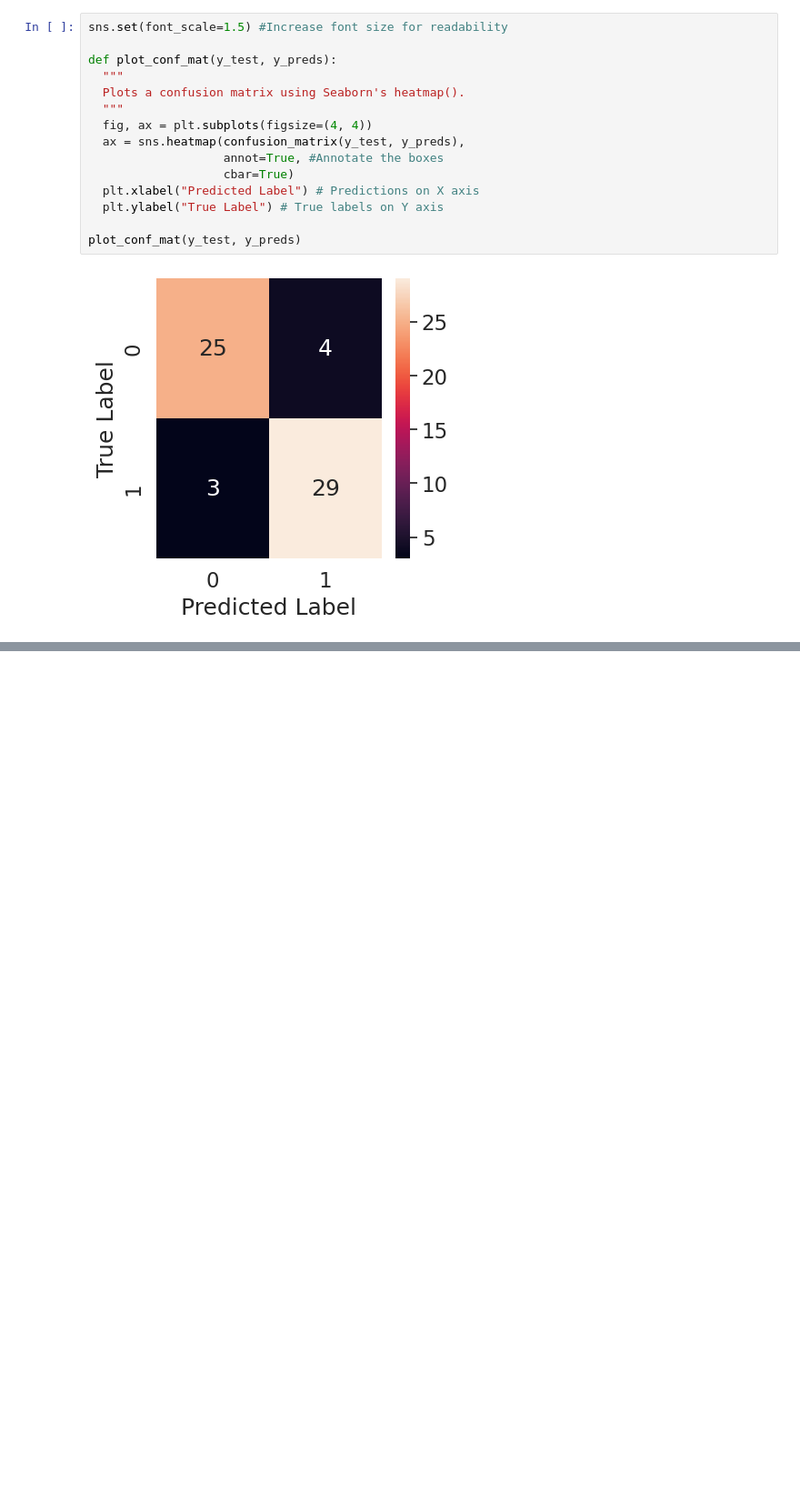
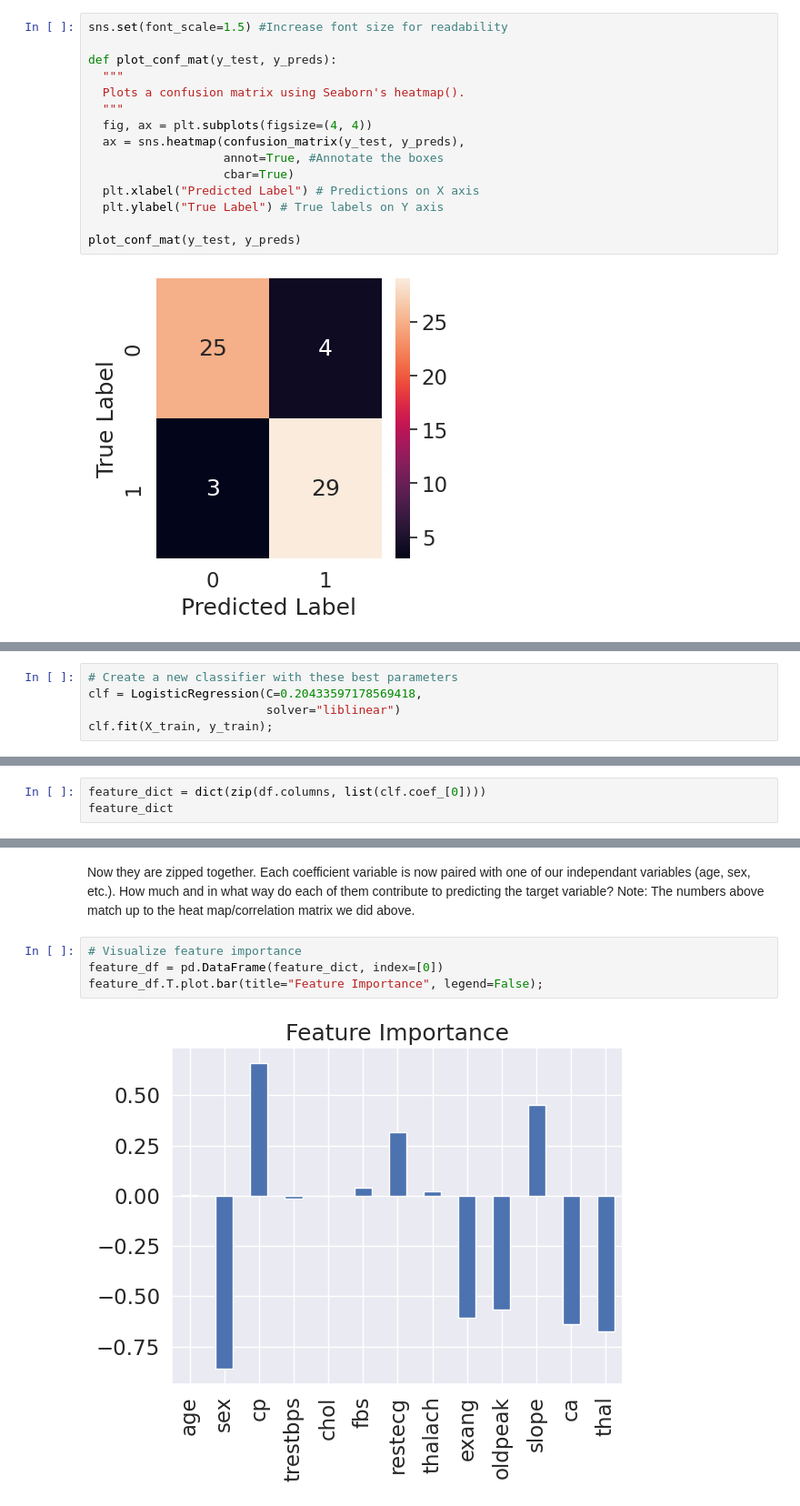
Before and after one commit to hmblackwood/Heart_Disease_Project, a Jupyter notebook: Heart_Disease_Project.ipynb, the cells around one changed output, grey strips where cells are left out. Shown at 91% size. Drawn from its saved outputs; the diff is of its cells as text; blank space fills up the shorter version.

```diff
--- a/Heart_Disease_Project.ipynb
+++ b/Heart_Disease_Project.ipynb
@@ -801,0 +926,5 @@ plot_conf_mat(y_test, y_preds)
+# %%
+# Create a new classifier with these best parameters
+clf = LogisticRegression(C=0.20433597178569418,
+                         solver="liblinear")
+clf.fit(X_train, y_train);
@@ -801,0 +950,3 @@ plot_conf_mat(y_test, y_preds)
+# %%
+feature_dict = dict(zip(df.columns, list(clf.coef_[0])))
+feature_dict
@@ -801,0 +967,9 @@ plot_conf_mat(y_test, y_preds)
+# %% [markdown]
+Now they are zipped together. Each coefficient variable is now paired with one of our independant variables (age, sex, etc.). How much and in what way do each of them contribute to predicting the target variable?
+Note: The numbers above match up to the heat map/correlation matrix we did above.
+# %%
+# Visualize feature importance
+feature_df = pd.DataFrame(feature_dict, index=[0])
+feature_df.T.plot.bar(title="Feature Importance", legend=False);
+# %% [output]
+[figure, added]
```
Also changed, not shown: parts of 40 cells of this notebook.
